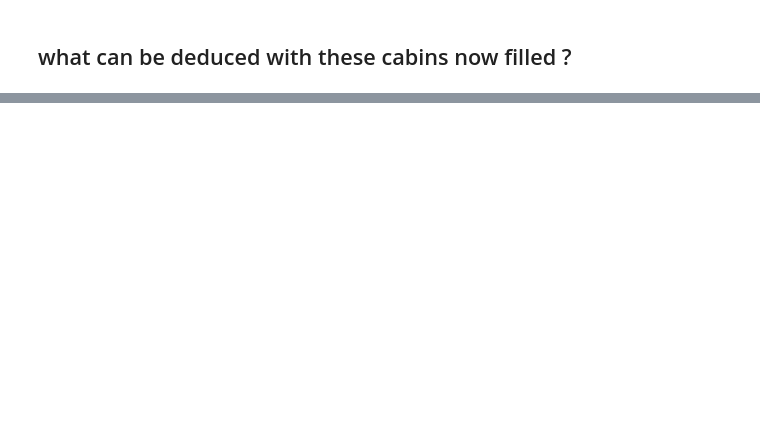
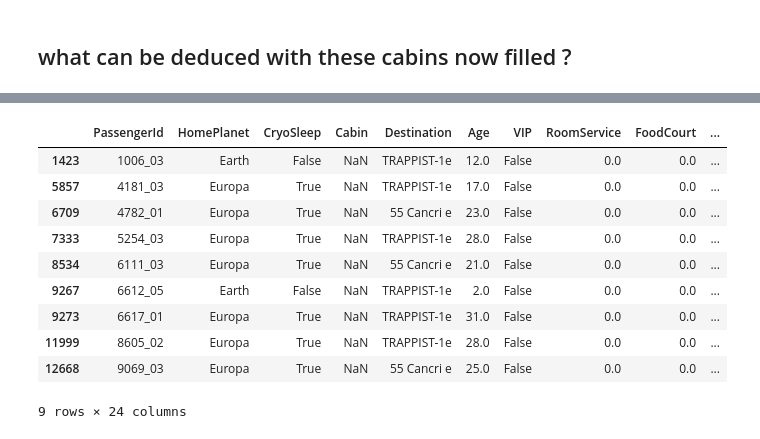
Before and after one commit to jacobsultan/cabin-for-spacetitanic-kaggle, a Jupyter notebook: firstruns.ipynb, the cells around one changed output, grey strips where cells are left out. Saved outputs shown, nothing was run; the diff lists cells and outputs as text; code cells hidden in the pictures; blank space fills up the shorter version.

```diff
--- a/firstruns.ipynb
+++ b/firstruns.ipynb
@@ -525,0 +378,14 @@ deck T side nan max_size 0
+# %%
+df2[(df2.Cabin.isna()) & (df2.Bills == 0) & (df2.GroupSize > 2)]
+# %% [output]
+|  | PassengerId | HomePlanet | CryoSleep | Cabin | Destination | Age | VIP | RoomService | FoodCourt | ... |
+| 1423 | 1006_03 | Earth | False | NaN | TRAPPIST-1e | 12.0 | False | 0.0 | 0.0 | ... |
+| 5857 | 4181_03 | Europa | True | NaN | TRAPPIST-1e | 17.0 | False | 0.0 | 0.0 | ... |
+| 6709 | 4782_01 | Europa | True | NaN | 55 Cancri e | 23.0 | False | 0.0 | 0.0 | ... |
+| 7333 | 5254_03 | Europa | True | NaN | TRAPPIST-1e | 28.0 | False | 0.0 | 0.0 | ... |
+| 8534 | 6111_03 | Europa | True | NaN | 55 Cancri e | 21.0 | False | 0.0 | 0.0 | ... |
+| 9267 | 6612_05 | Earth | False | NaN | TRAPPIST-1e | 2.0 | False | 0.0 | 0.0 | ... |
+| 9273 | 6617_01 | Europa | True | NaN | TRAPPIST-1e | 31.0 | False | 0.0 | 0.0 | ... |
+| 11999 | 8605_02 | Europa | True | NaN | TRAPPIST-1e | 28.0 | False | 0.0 | 0.0 | ... |
+| 12668 | 9069_03 | Europa | True | NaN | 55 Cancri e | 25.0 | False | 0.0 | 0.0 | ... |
+9 rows × 24 columns
```
Also changed, not shown: parts of 54 cells of this notebook, 6 other files.
